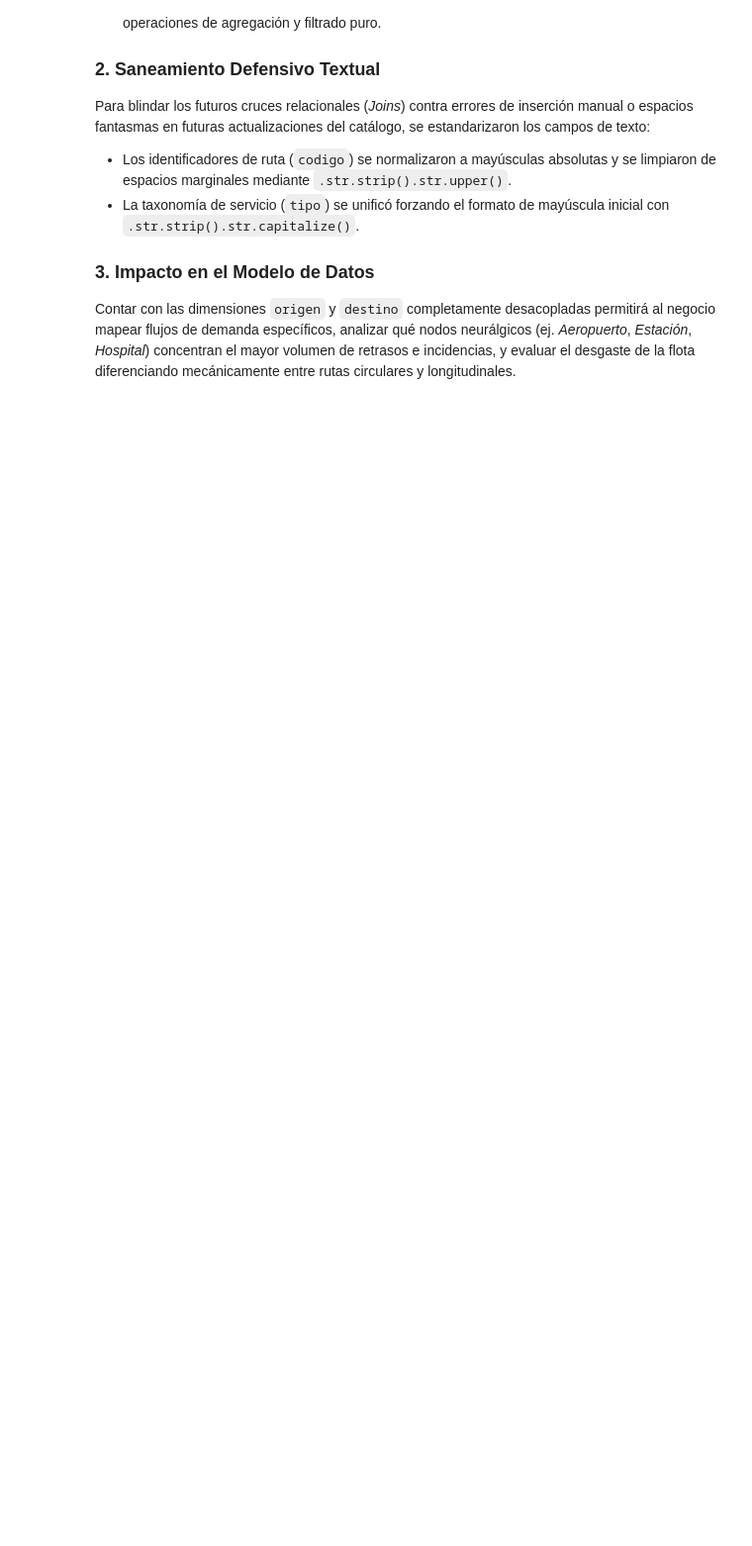
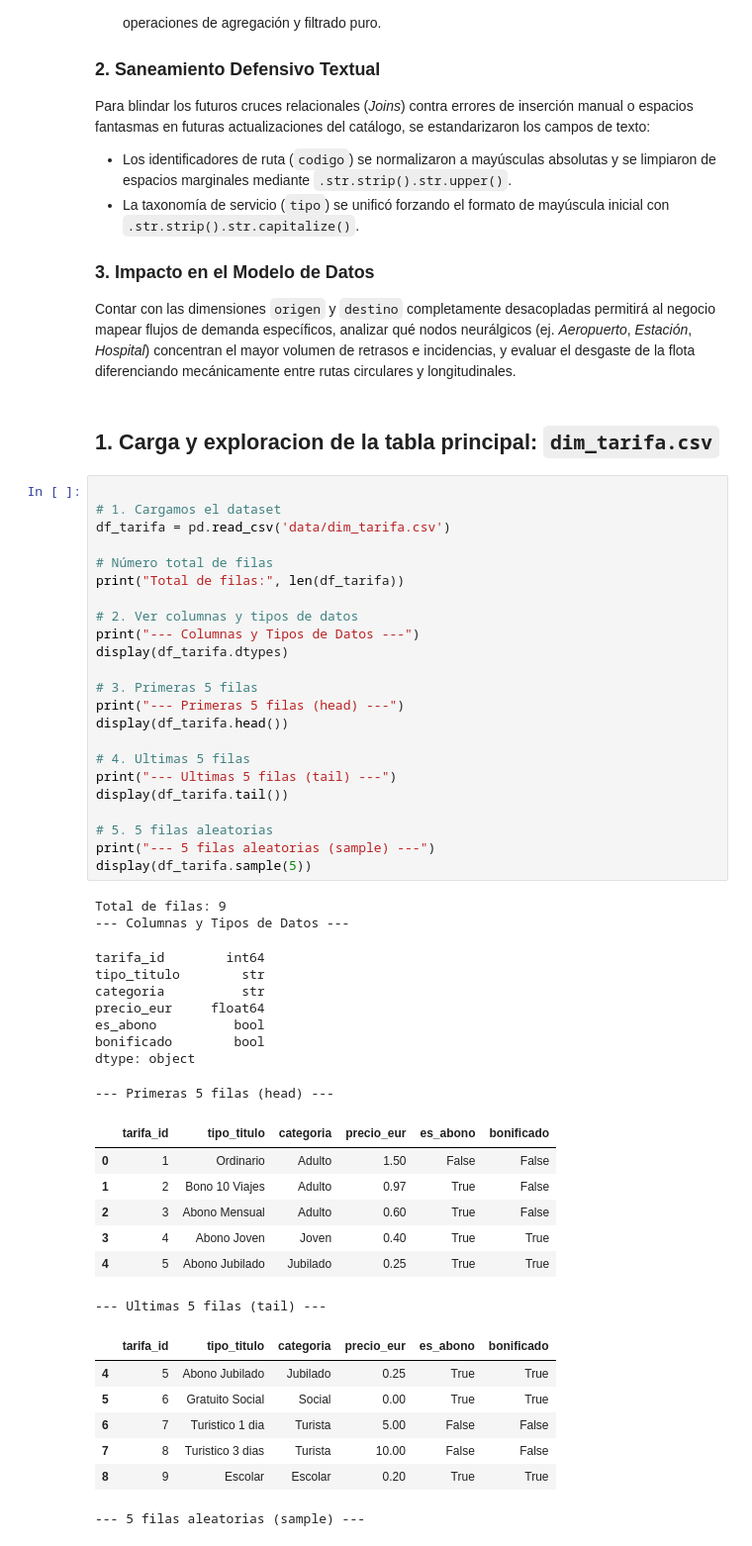
Before and after one commit to databaandsc/MetroBus_Analytics, a Jupyter notebook: 01_eda.ipynb, the cells around one changed output. Shown at 99% size. Drawn from its saved outputs; the diff is of its cells as text; blank space fills up the shorter version.

```diff
--- a/01_eda.ipynb
+++ b/01_eda.ipynb
@@ -1978,3 +1994,53 @@ Para blindar los futuros cruces relacionales (*Joins*) contra errores de inserci
 
 ### 3. Impacto en el Modelo de Datos
 Contar con las dimensiones `origen` y `destino` completamente desacopladas permitirá al negocio mapear flujos de demanda específicos, analizar qué nodos neurálgicos (ej. *Aeropuerto*, *Estación*, *Hospital*) concentran el mayor volumen de retrasos e incidencias, y evaluar el desgaste de la flota diferenciando mecánicamente entre rutas circulares y longitudinales.
+# %% [markdown]
+## 1. Carga y exploracion de la tabla principal: `dim_tarifa.csv`
+# %%
+
+# 1. Cargamos el dataset
+df_tarifa = pd.read_csv('data/dim_tarifa.csv')
+
+# Número total de filas
+print("Total de filas:", len(df_tarifa))
+
+# 2. Ver columnas y tipos de datos
+print("--- Columnas y Tipos de Datos ---")
+display(df_tarifa.dtypes)
+
+# 3. Primeras 5 filas
+print("--- Primeras 5 filas (head) ---")
+display(df_tarifa.head())
+
+# 4. Ultimas 5 filas
+print("--- Ultimas 5 filas (tail) ---")
+display(df_tarifa.tail())
+
+# 5. 5 filas aleatorias
+print("--- 5 filas aleatorias (sample) ---")
+display(df_tarifa.sample(5))
+# %% [output]
+Total de filas: 9
+--- Columnas y Tipos de Datos ---
+tarifa_id        int64
+tipo_titulo        str
+categoria          str
+precio_eur     float64
+es_abono          bool
+bonificado        bool
+dtype: object
+--- Primeras 5 filas (head) ---
+|  | tarifa_id | tipo_titulo | categoria | precio_eur | es_abono | bonificado |
+| 0 | 1 | Ordinario | Adulto | 1.50 | False | False |
+| 1 | 2 | Bono 10 Viajes | Adulto | 0.97 | True | False |
+| 2 | 3 | Abono Mensual | Adulto | 0.60 | True | False |
+| 3 | 4 | Abono Joven | Joven | 0.40 | True | True |
+| 4 | 5 | Abono Jubilado | Jubilado | 0.25 | True | True |
+--- Ultimas 5 filas (tail) ---
+|  | tarifa_id | tipo_titulo | categoria | precio_eur | es_abono | bonificado |
+| 4 | 5 | Abono Jubilado | Jubilado | 0.25 | True | True |
+| 5 | 6 | Gratuito Social | Social | 0.00 | True | True |
+| 6 | 7 | Turistico 1 dia | Turista | 5.00 | False | False |
+| 7 | 8 | Turistico 3 dias | Turista | 10.00 | False | False |
+| 8 | 9 | Escolar | Escolar | 0.20 | True | True |
+--- 5 filas aleatorias (sample) ---
```
Also changed, not shown: parts of 17 cells of this notebook.
